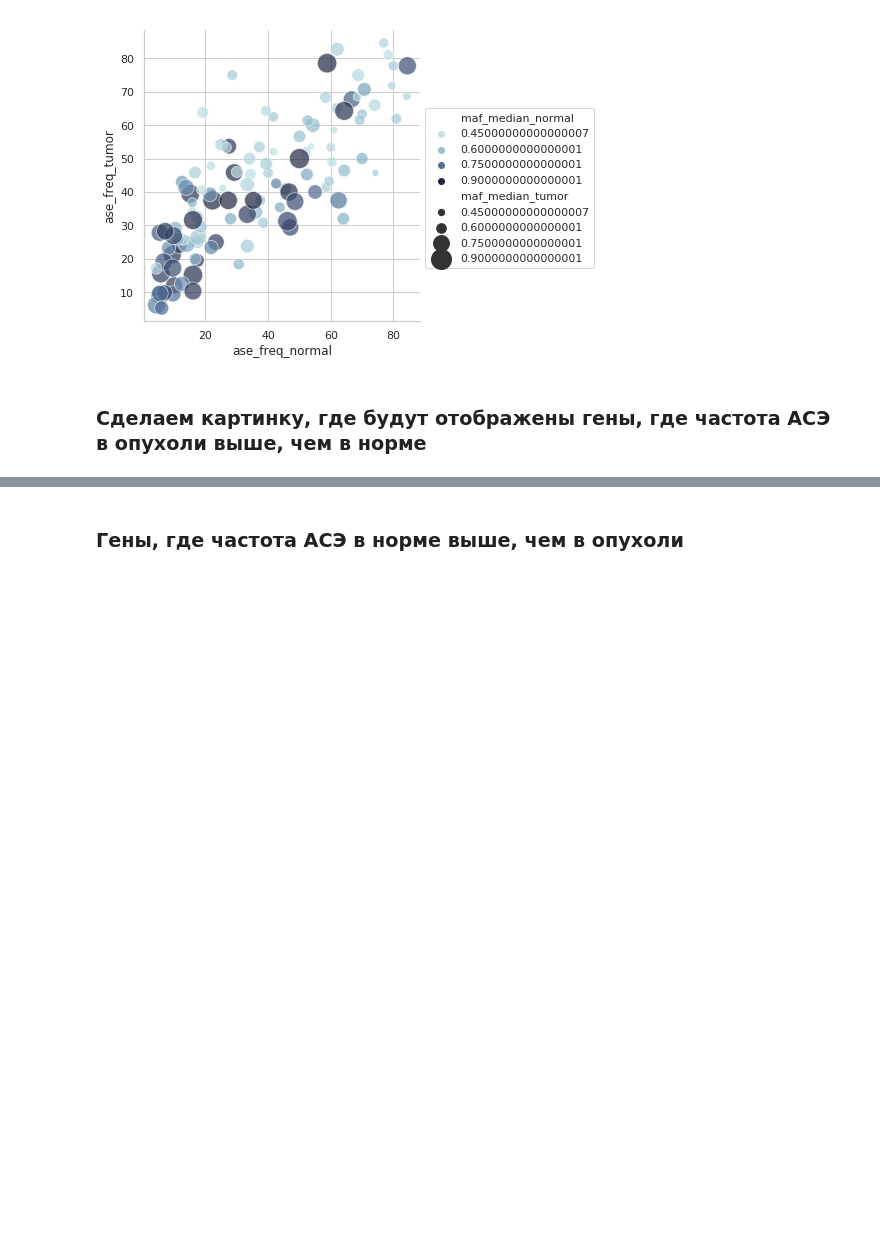
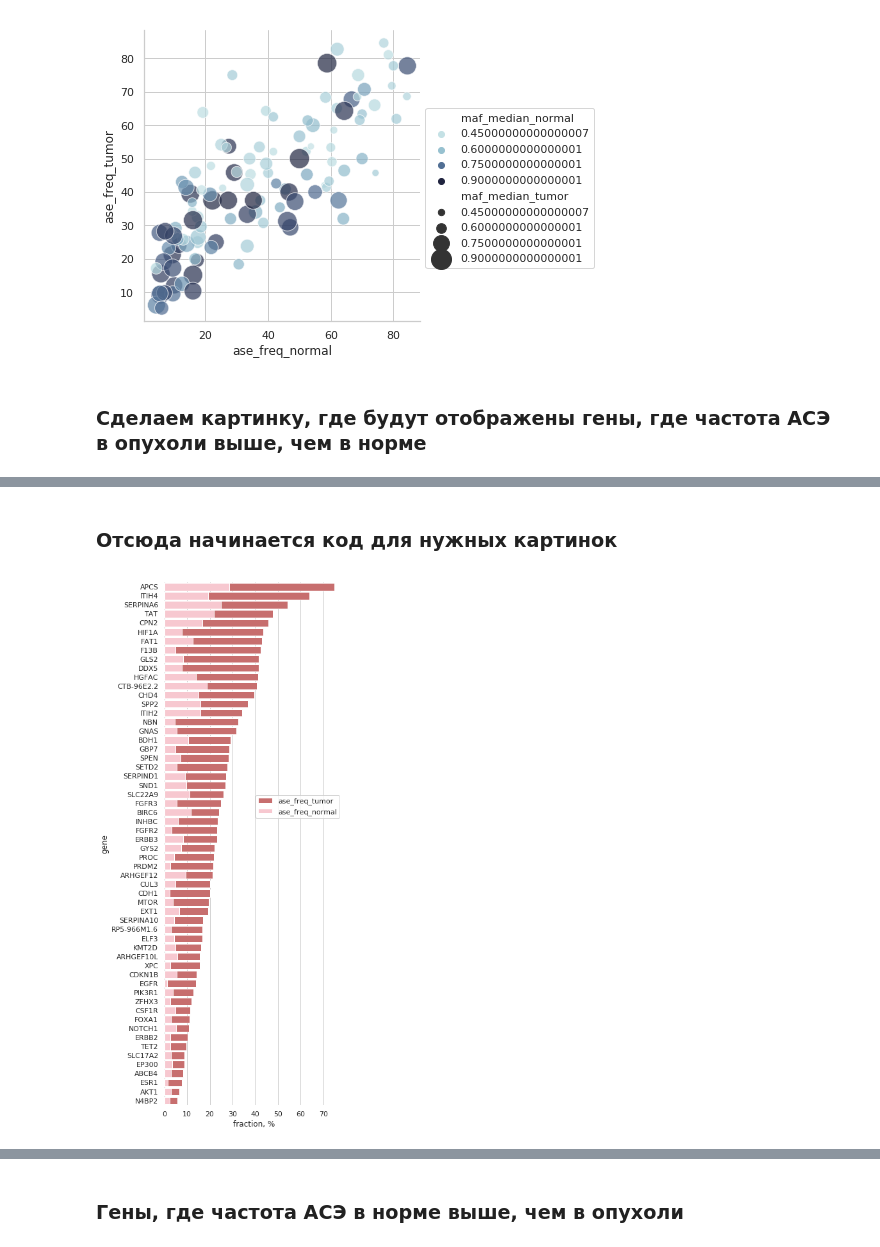
Before and after one commit to emir-radkevich/paper_ase, a Jupyter notebook: scripts_for_publication/pics_ase.ipynb, the cells around one changed output, grey strips where cells are left out. Cells and saved outputs as stored; diff of their text form; code cells hidden in the pictures; blank space fills up the shorter version.

```diff
--- a/scripts_for_publication/pics_ase.ipynb
+++ b/scripts_for_publication/pics_ase.ipynb
@@ -167,0 +242,25 @@ plt.savefig(os.path.join(pic_path, 'high_tumor_ase_frequency.png'), dpi=400, bbo
+# %% [markdown]
+### Отсюда начинается код для нужных картинок
+# %%
+df_htase_sorted = df_htase.sort_values('ase_freq_tumor', ascending=False)
+# %%
+sns.set(style="whitegrid")
+
+f, ax = plt.subplots(figsize=(5, 15))
+
+sns.set_color_codes("muted")
+sns.barplot(x='ase_freq_tumor', y="gene", data=df_htase_sorted,
+            label="ase_freq_tumor", color='r')
+
+sns.set_color_codes("muted")
+sns.barplot(x="ase_freq_normal", y="gene", data = df_htase_sorted,
+            label="ase_freq_normal", color="pink")
+
+ax.set(ylabel="gene",
+       xlabel="fraction, %")
+sns.despine(left=True, bottom=True)
+
+plt.legend(bbox_to_anchor=(1, .6))
+plt.savefig(os.path.join(pic_path, 'high_tumor_ase_frequency_horizontal.png'), dpi=400, bbox_inches='tight')
+# %% [output]
+[figure, added]
```
Also changed, not shown: parts of 10 cells of this notebook.
